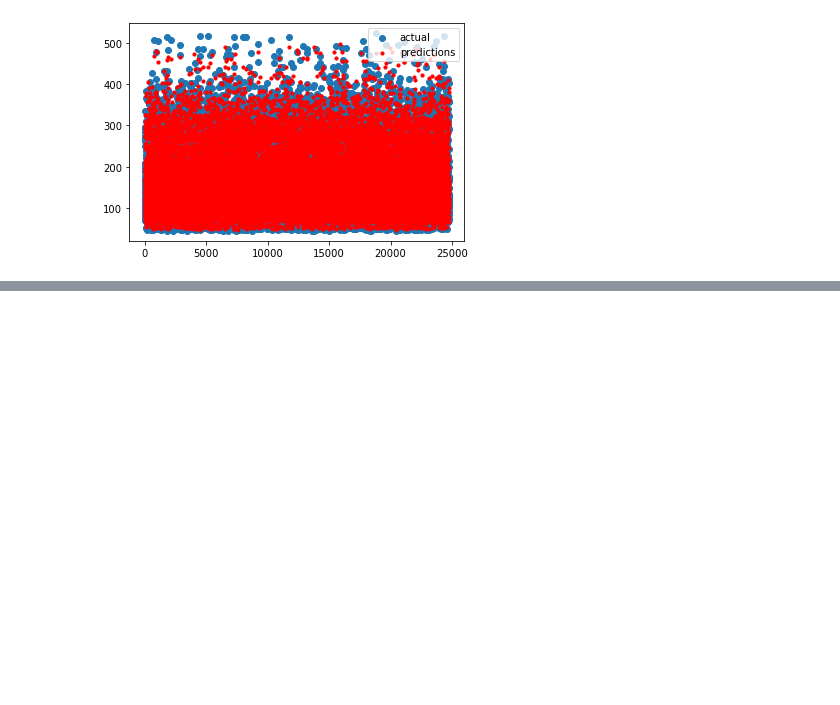
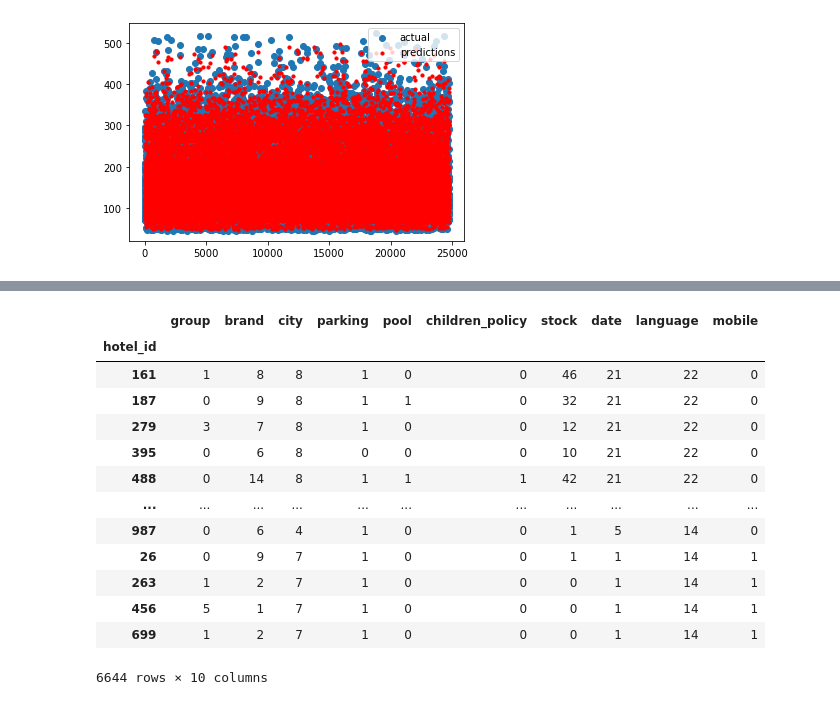
Before and after one commit to njulia1/Defi-IA-2023, a Jupyter notebook: Random Forest .ipynb, the cells around one changed output, grey strips where cells are left out. Cells and saved outputs as stored; diff of their text form; code cells hidden in the pictures; blank space fills up the shorter version.

```diff
--- a/Random Forest .ipynb
+++ b/Random Forest .ipynb
@@ -140,0 +156,4 @@ plt.legend()
+# %%
+features=pd.read_csv("features_hotels.csv",sep=",",header=0)
+features_test=features.loc[features["hotel_id"].loc[test['hotel_id']]]
+features_test=features_test.reset_index()
@@ -140,0 +169,6 @@ plt.legend()
+# %%
+df=pd.concat([features_test,test[['stock','date','language',"mobile"]]],axis=1)
+df.index=df['hotel_id']
+df=df.drop(['hotel_id'],axis=1)
+df=df.drop(['index'],axis=1)
+df.head()
@@ -140,0 +183,37 @@ plt.legend()
+# %%
+requests=df
+# %%
+requests["group"]=pd.Categorical(requests["group"],ordered=False)
+requests["parking"]=pd.Categorical(requests["parking"],ordered=False)
+requests["pool"]=pd.Categorical(requests["pool"],ordered=False)
+requests["brand"]=pd.Categorical(requests["brand"],ordered=False)
+requests["children_policy"]=pd.Categorical(requests["children_policy"],ordered=False)
+requests["language"]=pd.Categorical(requests["language"],ordered=False)
+requests["mobile"]=pd.Categorical(requests["mobile"],ordered=False)
+requests["city"]=pd.Categorical(requests["city"],ordered=False)
+# %%
+#on transforme les catégories de string en catégories de nombres (on pourra faire les correspondances plus tard)
+_, opt = np.unique(np.array(requests['group']), return_inverse=True)
+requests['group']=opt
+_, opt = np.unique(np.array(requests['brand']), return_inverse=True)
+requests['brand']=opt
+_, opt = np.unique(np.array(requests['city']), return_inverse=True)
+requests['city']=opt
+_, opt = np.unique(np.array(requests['language']), return_inverse=True)
+requests['language']=opt
+requests
+# %% [output]
+|  | group | brand | city | parking | pool | children_policy | stock | date | language | mobile |
+| hotel_id |  |  |  |  |  |  |  |  |  |  |
+| 161 | 1 | 8 | 8 | 1 | 0 | 0 | 46 | 21 | 22 | 0 |
+| 187 | 0 | 9 | 8 | 1 | 1 | 0 | 32 | 21 | 22 | 0 |
+| 279 | 3 | 7 | 8 | 1 | 0 | 0 | 12 | 21 | 22 | 0 |
+| 395 | 0 | 6 | 8 | 0 | 0 | 0 | 10 | 21 | 22 | 0 |
+| 488 | 0 | 14 | 8 | 1 | 1 | 1 | 42 | 21 | 22 | 0 |
+| ... | ... | ... | ... | ... | ... | ... | ... | ... | ... | ... |
+| 987 | 0 | 6 | 4 | 1 | 0 | 0 | 1 | 5 | 14 | 0 |
+| 26 | 0 | 9 | 7 | 1 | 0 | 0 | 1 | 1 | 14 | 1 |
+| 263 | 1 | 2 | 7 | 1 | 0 | 0 | 0 | 1 | 14 | 1 |
+| 456 | 5 | 1 | 7 | 1 | 0 | 0 | 0 | 1 | 14 | 1 |
+| 699 | 1 | 2 | 7 | 1 | 0 | 0 | 0 | 1 | 14 | 1 |
+6644 rows × 10 columns
```
Also changed, not shown: parts of 15 cells of this notebook, 2 other files.
